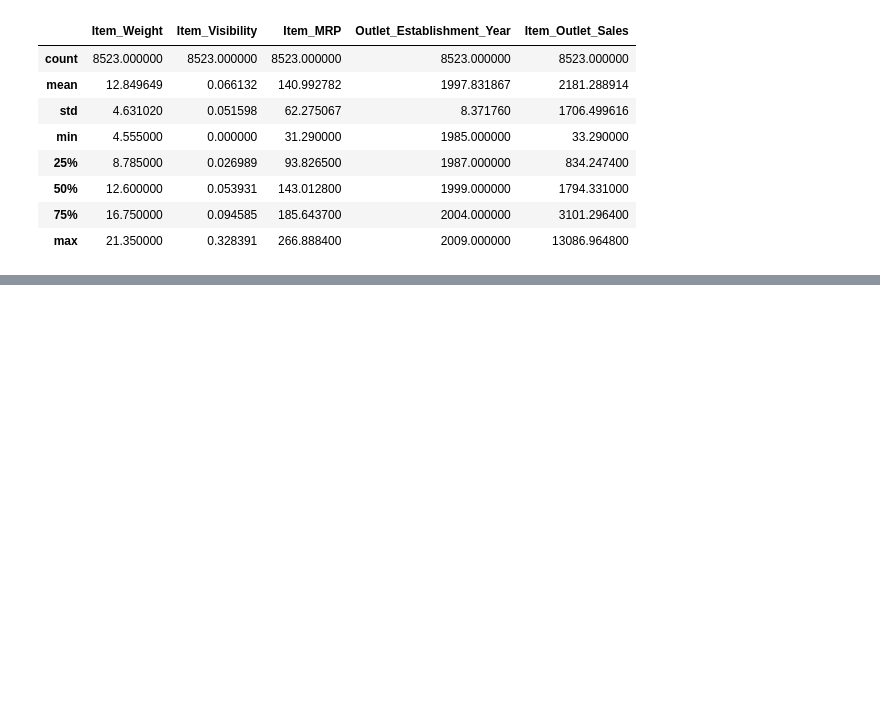
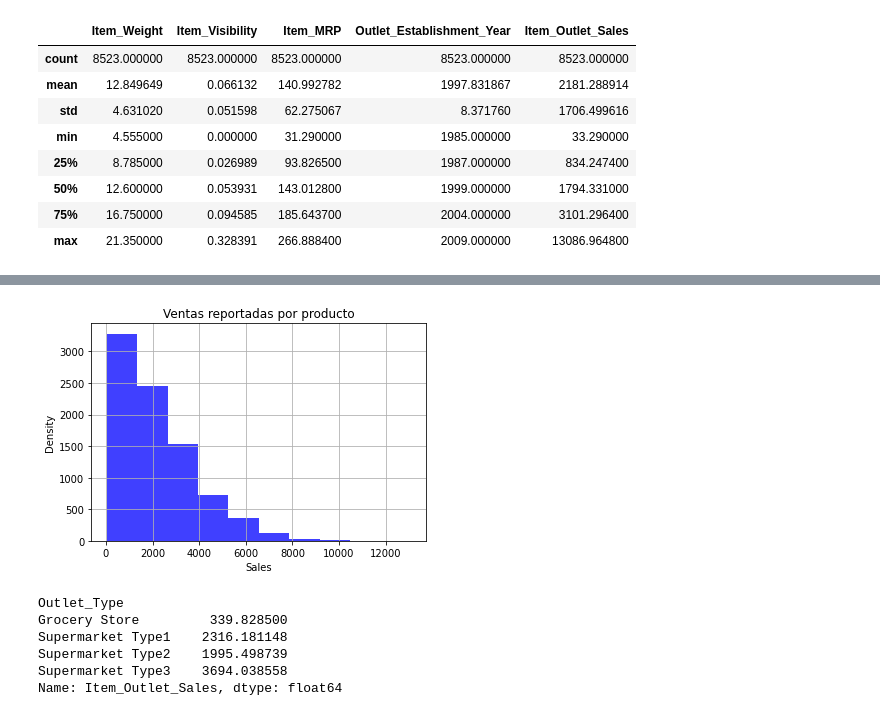
Before and after one commit to Betancur1991/Sales-Predictions, a Jupyter notebook: Sales_predictions.ipynb, the cells around one changed output, grey strips where cells are left out. Cells and saved outputs as stored; diff of their text form; code cells hidden in the pictures; blank space fills up the shorter version.

```diff
--- a/Sales_predictions.ipynb
+++ b/Sales_predictions.ipynb
@@ -145,0 +186,20 @@ df.describe()
+# %%
+plt.hist(df.Item_Outlet_Sales,10, facecolor='b',alpha=0.75)
+plt.xlabel('Sales')
+plt.ylabel('Density')
+plt.title('Ventas reportadas por producto')
+
+plt.grid(True)
+plt.show()
+# %% [output]
+[figure, added]
+# %%
+h=df.groupby("Outlet_Type").Item_Outlet_Sales.mean()
+h
+# %% [output]
+Outlet_Type
+Grocery Store         339.828500
+Supermarket Type1    2316.181148
+Supermarket Type2    1995.498739
+Supermarket Type3    3694.038558
+Name: Item_Outlet_Sales, dtype: float64
```
Also changed, not shown: parts of 6 cells of this notebook.
